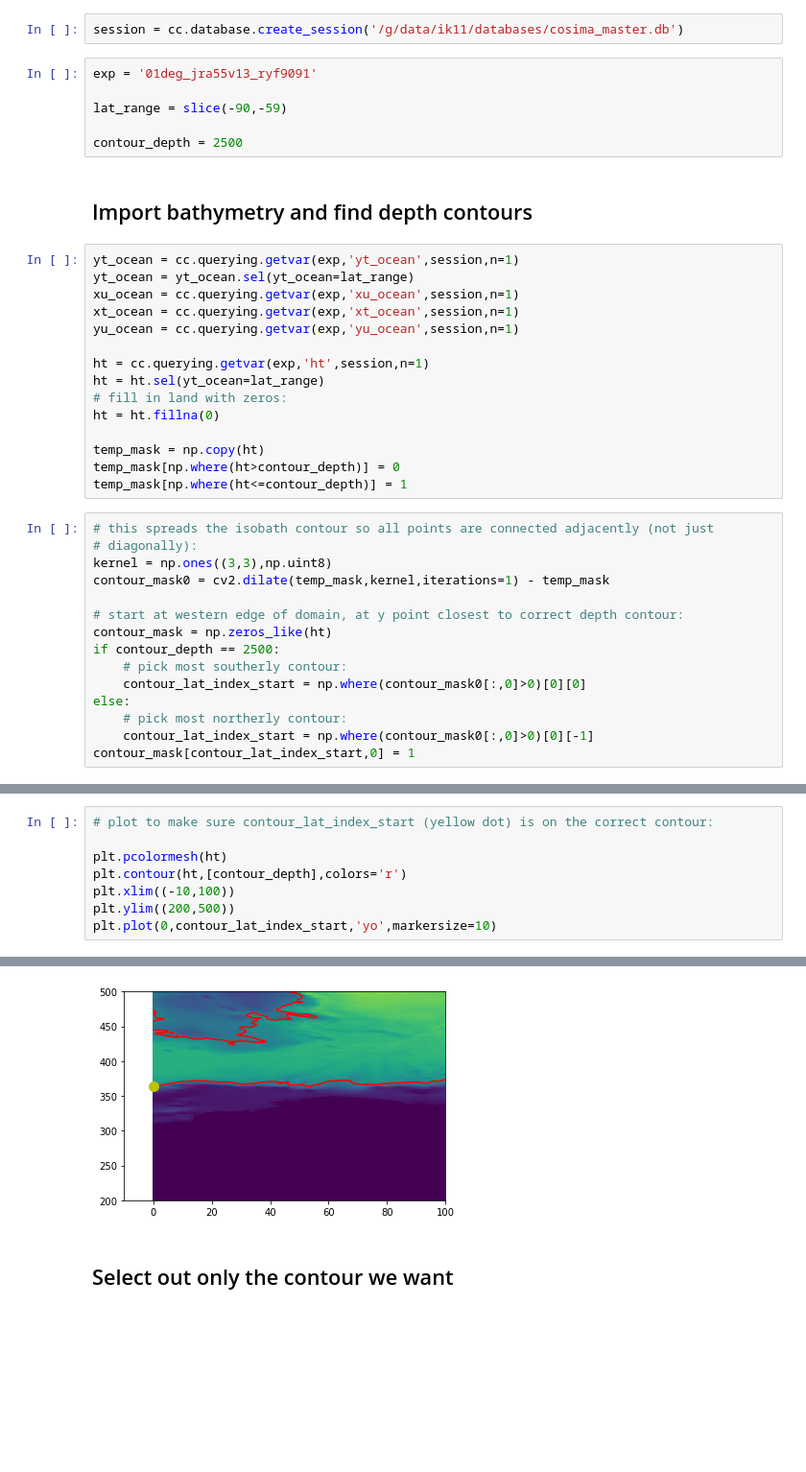
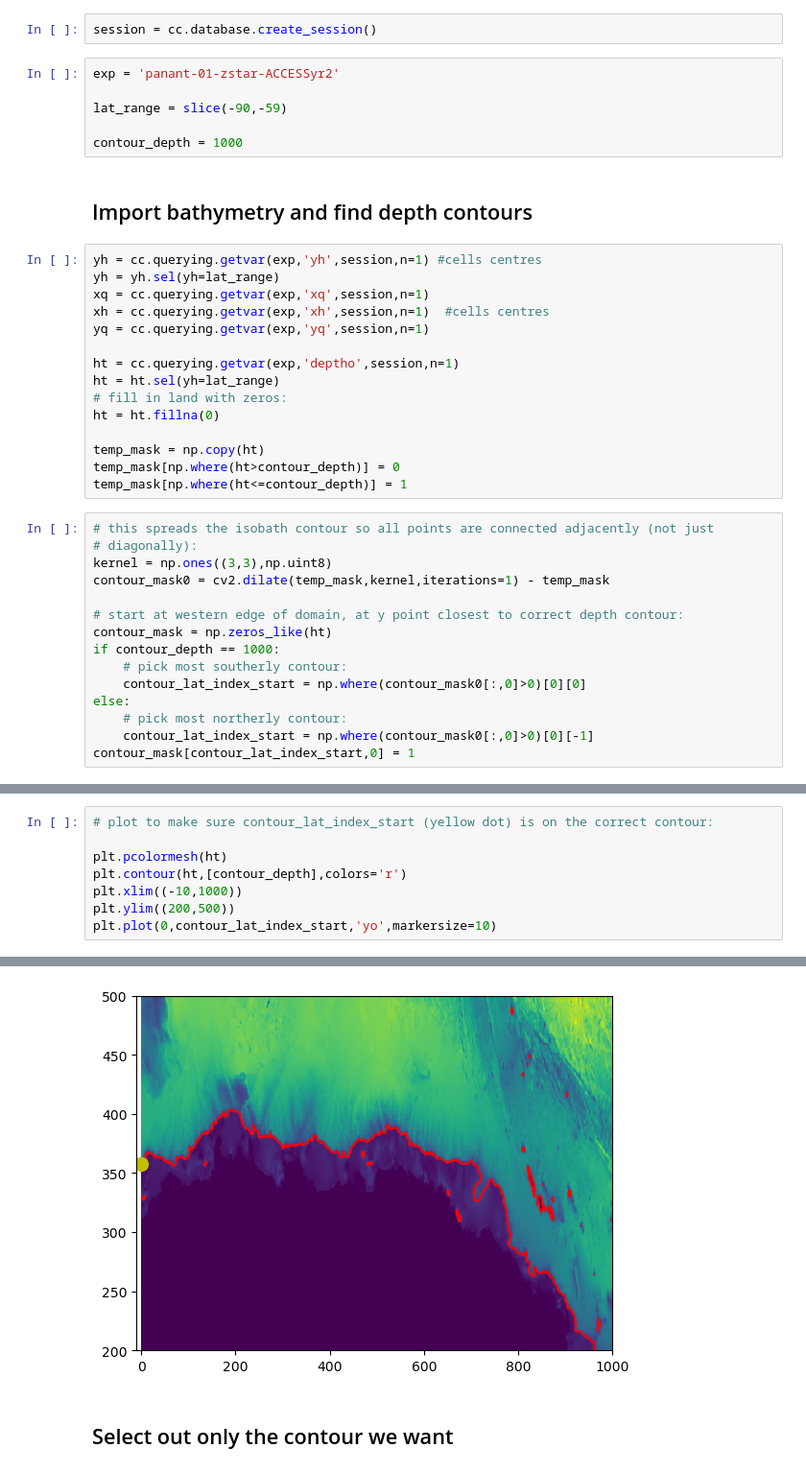
Before and after one commit to willaguiar/Panan_HT_ASC, a Jupyter notebook: Jupyter/find_depth_contour.ipynb, the cells around one changed output, grey strips where cells are left out. Shown at 96% size. Drawn from its saved outputs; the diff is of its cells as text; blank space fills up the shorter version.

Commit message:
Updated code for panan-01

```diff
--- a/Jupyter/find_depth_contour.ipynb
+++ b/Jupyter/find_depth_contour.ipynb
@@ -45,22 +45,22 @@ client
 # %%
-session = cc.database.create_session('/g/data/ik11/databases/cosima_master.db')
+session = cc.database.create_session()
 # %%
-exp = '01deg_jra55v13_ryf9091'
+exp = 'panant-01-zstar-ACCESSyr2'
 
 lat_range = slice(-90,-59)
 
-contour_depth = 2500
+contour_depth = 1000
 # %% [markdown]
 ## Import bathymetry and find depth contours
 # %%
-yt_ocean = cc.querying.getvar(exp,'yt_ocean',session,n=1)
-yt_ocean = yt_ocean.sel(yt_ocean=lat_range)
-xu_ocean = cc.querying.getvar(exp,'xu_ocean',session,n=1)
-xt_ocean = cc.querying.getvar(exp,'xt_ocean',session,n=1)
-yu_ocean = cc.querying.getvar(exp,'yu_ocean',session,n=1)
+yh = cc.querying.getvar(exp,'yh',session,n=1) #cells centres
+yh = yh.sel(yh=lat_range)
+xq = cc.querying.getvar(exp,'xq',session,n=1)
+xh = cc.querying.getvar(exp,'xh',session,n=1)  #cells centres
+yq = cc.querying.getvar(exp,'yq',session,n=1)
 
-ht = cc.querying.getvar(exp,'ht',session,n=1)
-ht = ht.sel(yt_ocean=lat_range)
+ht = cc.querying.getvar(exp,'deptho',session,n=1)
+ht = ht.sel(yh=lat_range)
 # fill in land with zeros:
 ht = ht.fillna(0)
 
@@ -75,7 +75,7 @@ contour_mask0 = cv2.dilate(temp_mask,kernel,iterations=1) - temp_mask
 
 # start at western edge of domain, at y point closest to correct depth contour:
 contour_mask = np.zeros_like(ht)
-if contour_depth == 2500:
+if contour_depth == 1000:
     # pick most southerly contour:
     contour_lat_index_start = np.where(contour_mask0[:,0]>0)[0][0]
 else:
@@ -98,7 +114,7 @@ plt.ylim((350,450));
 
 plt.pcolormesh(ht)
 plt.contour(ht,[contour_depth],colors='r')
-plt.xlim((-10,100))
+plt.xlim((-10,1000))
 plt.ylim((200,500))
 plt.plot(0,contour_lat_index_start,'yo',markersize=10)
 # %% [output]
@@ -106,4 +122,4 @@ plt.plot(0,contour_lat_index_start,'yo',markersize=10)
-[figure, old version]
+[figure, new version]
 # %% [markdown]
 ## Select out only the contour we want
 # %%
```
Also changed, not shown: parts of 19 cells of this notebook.
